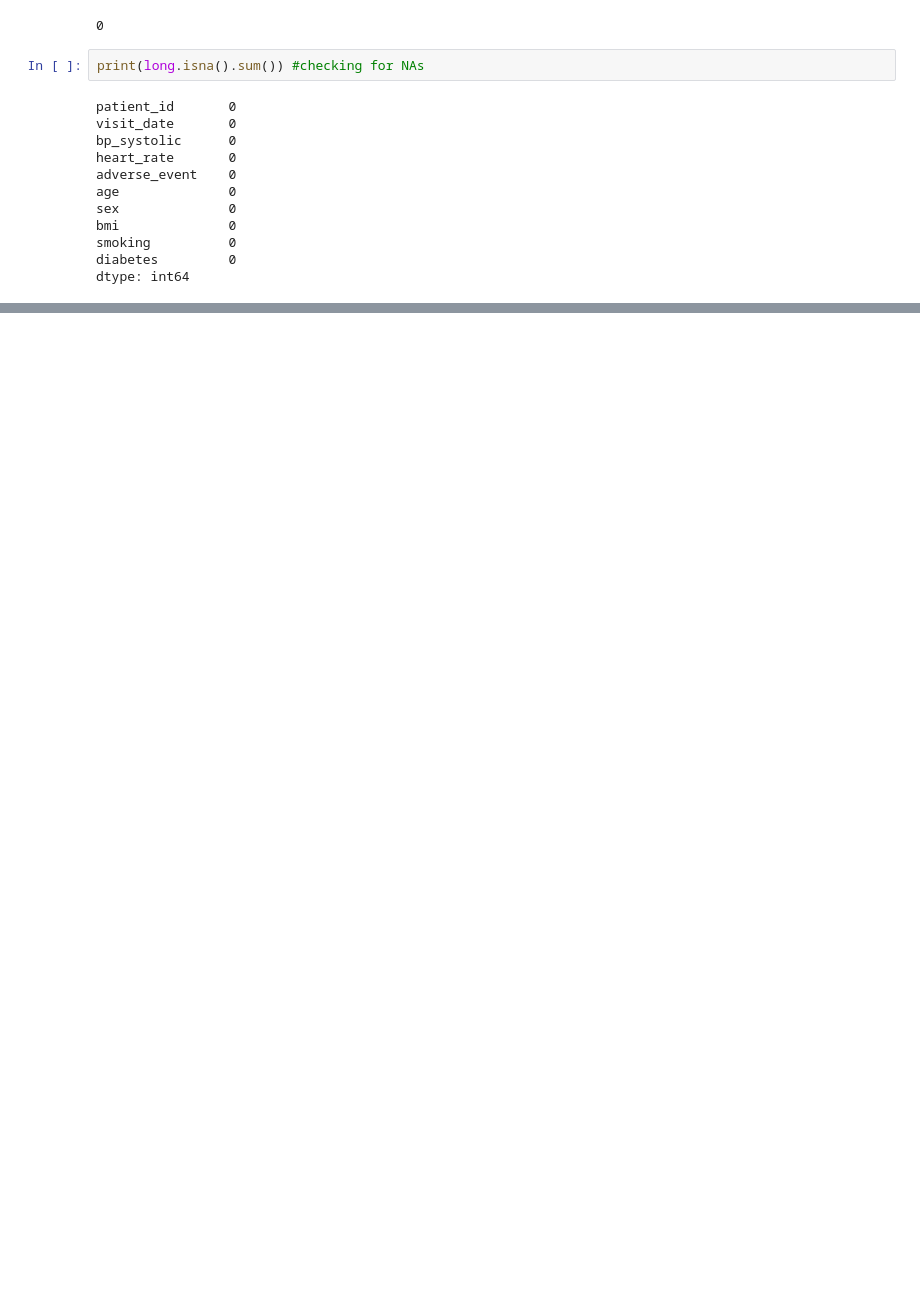
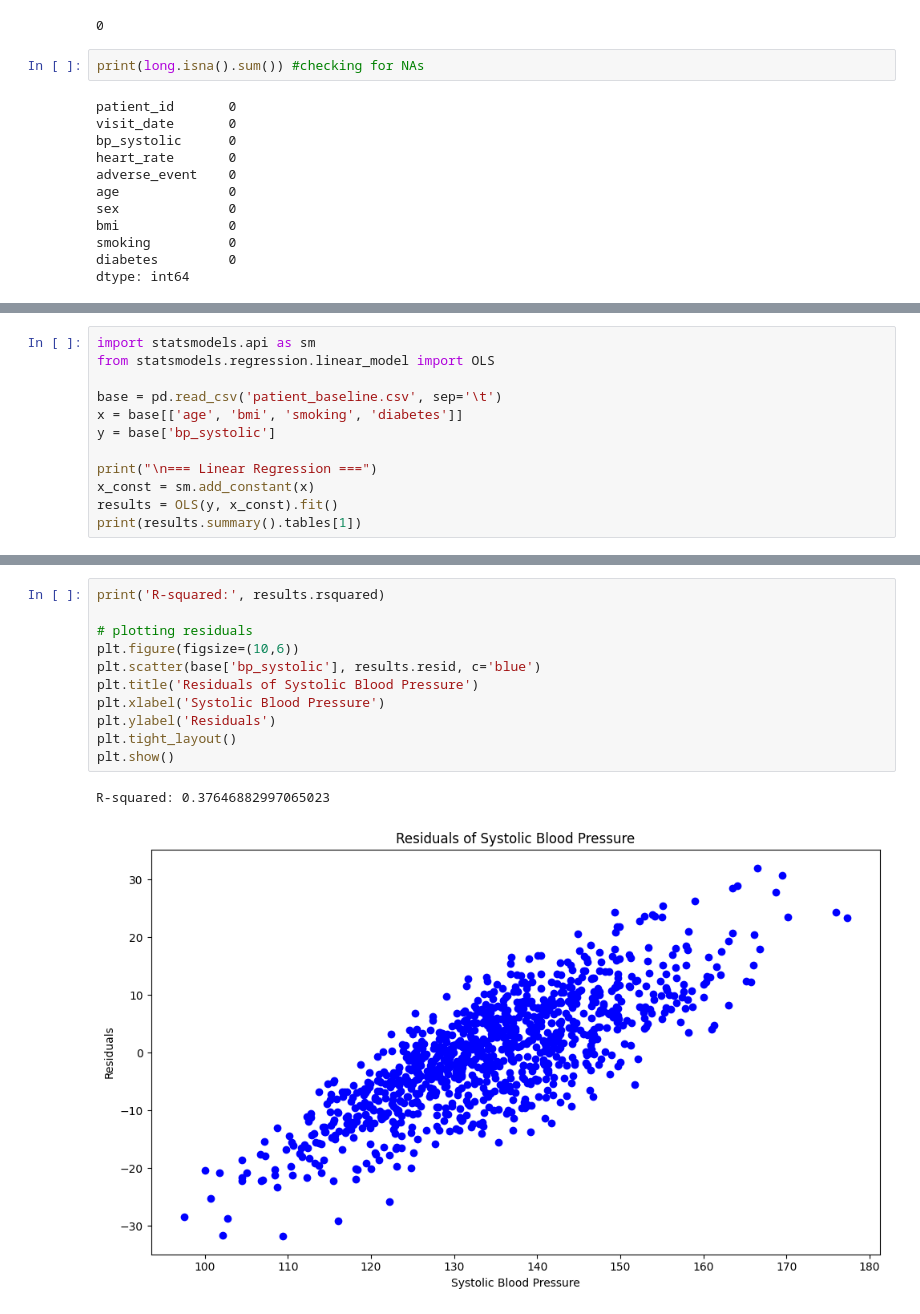
Before and after one commit to UCSF-DataSci/08-time-stats-and-ml-hcheng25, a Jupyter notebook: modeling.ipynb, the cells around one changed output, grey strips where cells are left out. Saved outputs shown, nothing was run; the diff lists cells and outputs as text; blank space fills up the shorter version.

Commit message:
finished statistical modeling tasks(?)

```diff
--- a/modeling.ipynb
+++ b/modeling.ipynb
@@ -58,0 +87,12 @@ visit_date
+# %%
+import statsmodels.api as sm
+from statsmodels.regression.linear_model import OLS
+
+base = pd.read_csv('patient_baseline.csv', sep='\t')
+x = base[['age', 'bmi', 'smoking', 'diabetes']]
+y = base['bp_systolic']
+
+print("\n=== Linear Regression ===")
+x_const = sm.add_constant(x)
+results = OLS(y, x_const).fit()
+print(results.summary().tables[1])
@@ -58,0 +116,14 @@ visit_date
+# %%
+print('R-squared:', results.rsquared)
+
+# plotting residuals
+plt.figure(figsize=(10,6))
+plt.scatter(base['bp_systolic'], results.resid, c='blue')
+plt.title('Residuals of Systolic Blood Pressure')
+plt.xlabel('Systolic Blood Pressure')
+plt.ylabel('Residuals')
+plt.tight_layout()
+plt.show()
+# %% [output]
+R-squared: 0.37646882997065023
+[figure, added]
```
Also changed, not shown: parts of 19 cells of this notebook, 3 other files.
